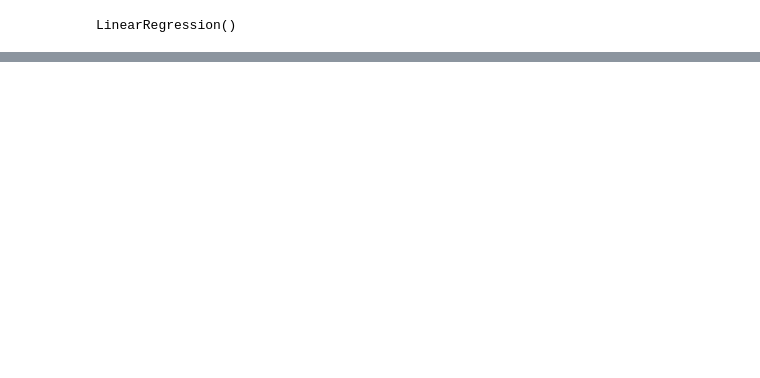
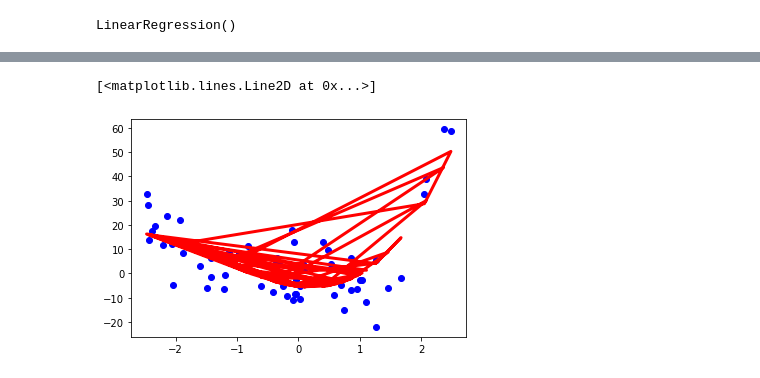
Before and after one commit to PiotrSzczachor/ML, a Jupyter notebook: Lab03.ipynb, the cells around one changed output, grey strips where cells are left out. Saved outputs shown, nothing was run; the diff lists cells and outputs as text; code cells hidden in the pictures; blank space fills up the shorter version.

```diff
--- a/Lab03.ipynb
+++ b/Lab03.ipynb
@@ -314,0 +332,4 @@ print(poly_2_reg_mse_train)
+# %%
+poly_feature_3 = PolynomialFeatures(degree=3, include_bias=False)
+X_poly_train = poly_feature_3.fit_transform(X_train.to_numpy().reshape(-1,1))
+print(X_train.to_numpy().reshape(-1,1)[0], X_poly_train[0])
@@ -314,0 +338,3 @@ print(poly_2_reg_mse_train)
+# %%
+poly_3_reg = LinearRegression()
+poly_3_reg.fit(X_poly_train, y_train)
@@ -314,0 +343,3 @@ print(poly_2_reg_mse_train)
+# %%
+poly_3_reg_pred_test = poly_3_reg.predict(poly_feature_3.fit_transform(X_test.to_numpy().reshape(-1,1)))
+poly_3_reg_pred_train = poly_3_reg.predict(poly_feature_3.fit_transform(X_train.to_numpy().reshape(-1,1)))
@@ -314,0 +379,6 @@ print(poly_2_reg_mse_train)
+# %%
+plt.scatter(X_test, y_test, color="blue")
+plt.plot(X_test, poly_3_reg_pred_test, color="red", linewidth=3)
+# %% [output]
+[<matplotlib.lines.Line2D at 0x...>]
+[figure, added]
```
Also changed, not shown: parts of 67 cells of this notebook.
